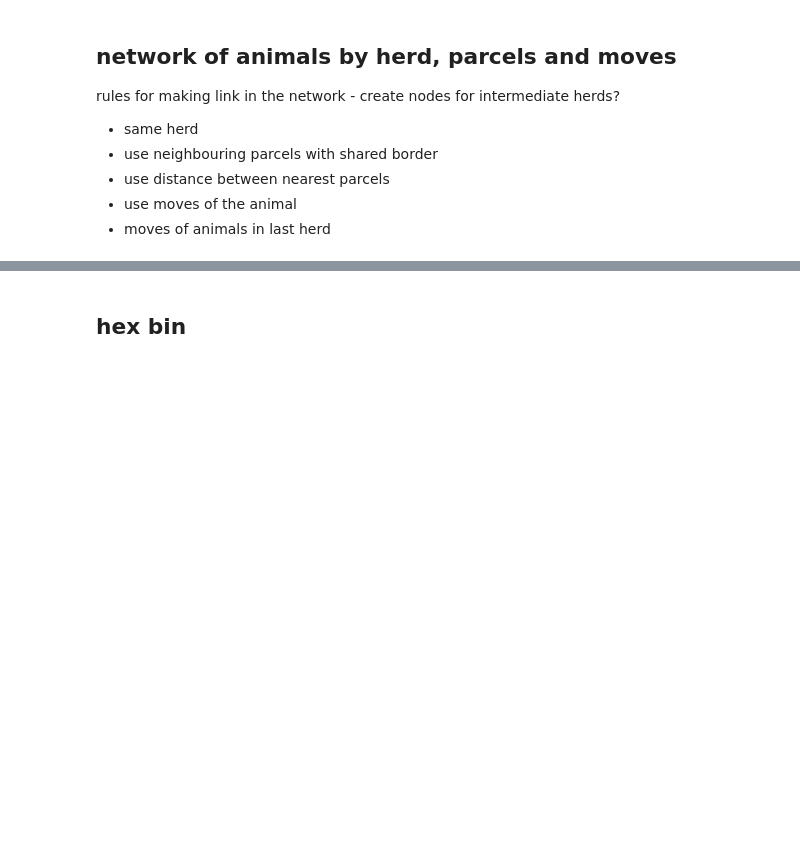
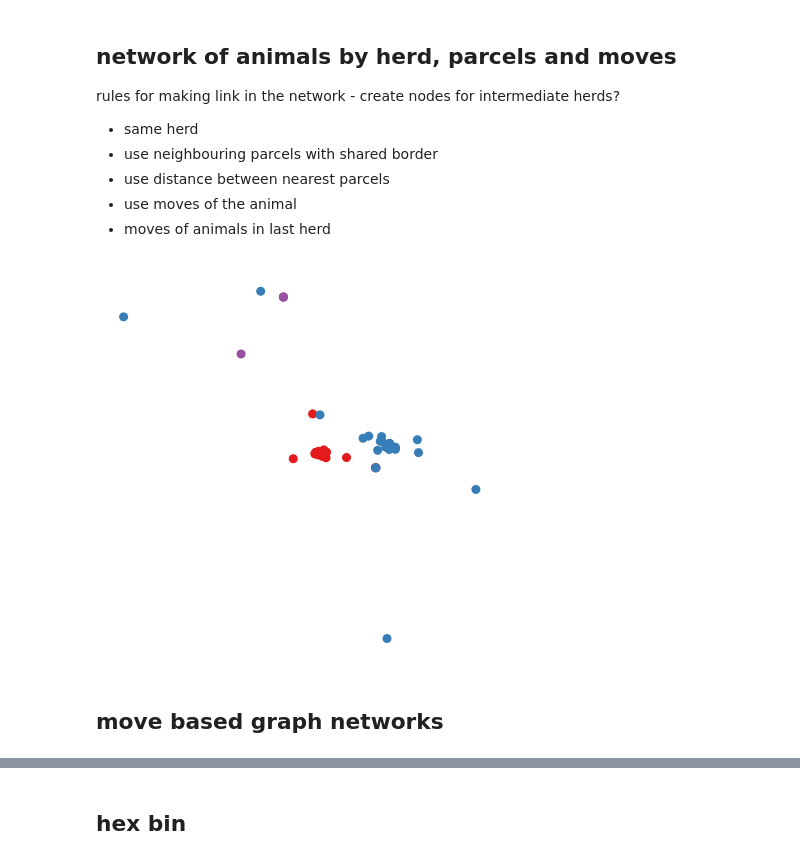
Before and after one commit to dmnfarrell/tracebtb, a Jupyter notebook: notebooks/plotting.ipynb, the cells around one changed output, grey strips where cells are left out. Saved outputs shown, nothing was run; the diff lists cells and outputs as text; code cells hidden in the pictures; blank space fills up the shorter version.

```diff
--- a/notebooks/plotting.ipynb
+++ b/notebooks/plotting.ipynb
@@ -402,17 +409,34 @@ rules for making link in the network - create nodes for intermediate herds?
 * use distance between nearest parcels
 * use moves of the animal
 * moves of animals in last herd
+# %%
+def find_related(df, meta, snpdist, dist=2):
+    """Find related samples to selected indexes i.e. within n snps"""
+
+    idx = list(df.index)
+    names=[]
+    for i in idx:
+        found = tools.get_within_distance(snpdist, i, dist)
+        names.extend(found)
+    names = list(set(names))
+    return meta.loc[names]
 # %%
-sub = meta[meta.snp7=='343'].copy()
-mov = gui.get_moves_bytag(sub, moves, lpis_cent)
-herds = list(sub.HERD_NO)
-herds.extend(mov.move_to)
-p = parcels[parcels.SPH_HERD_N.isin(herds)]
+#sub = meta[meta.short_name=='A1'].copy()
+sub = meta[meta.HERD_NO=='R123170X'].copy()
+sub = find_related(sub, meta, snpdist, 2)
+sub = sub[~sub.geometry.is_empty]
+submoves = tools.get_moves_bytag(sub, moves, lpis_cent)
+#herds = list(sub.HERD_NO)
+#herds.extend(mov.move_to)
+#p = parcels[parcels.SPH_HERD_N.isin(herds)]
 
-fig,ax=plt.subplots(1,1,figsize=(6,4))
+fig,ax=plt.subplots(1,1,figsize=(5,5))
 import btbabm
 G,pos = btbabm.geodataframe_to_graph(sub)
-sub['color'],c = plotting.get_color_mapping(sub, 'HERD_NO', 'Set1')
+sub['color'],c = plotting.get_color_mapping(sub, 'short_name', 'Set1')
 
-#G, pos, cent = btbabm.land_parcels_to_graph(p,dist=100,attrs=['SPH_HERD_N'])
-nx.draw(G, pos, width=1,ax=ax)
+nx.draw(G, pos, width=1, node_size=30, node_color=sub.color, ax=ax)
+# %% [output]
+[figure, added]
+# %% [markdown]
+## move based graph networks
```
Also changed, not shown: parts of 15 cells of this notebook, 3 other files.
